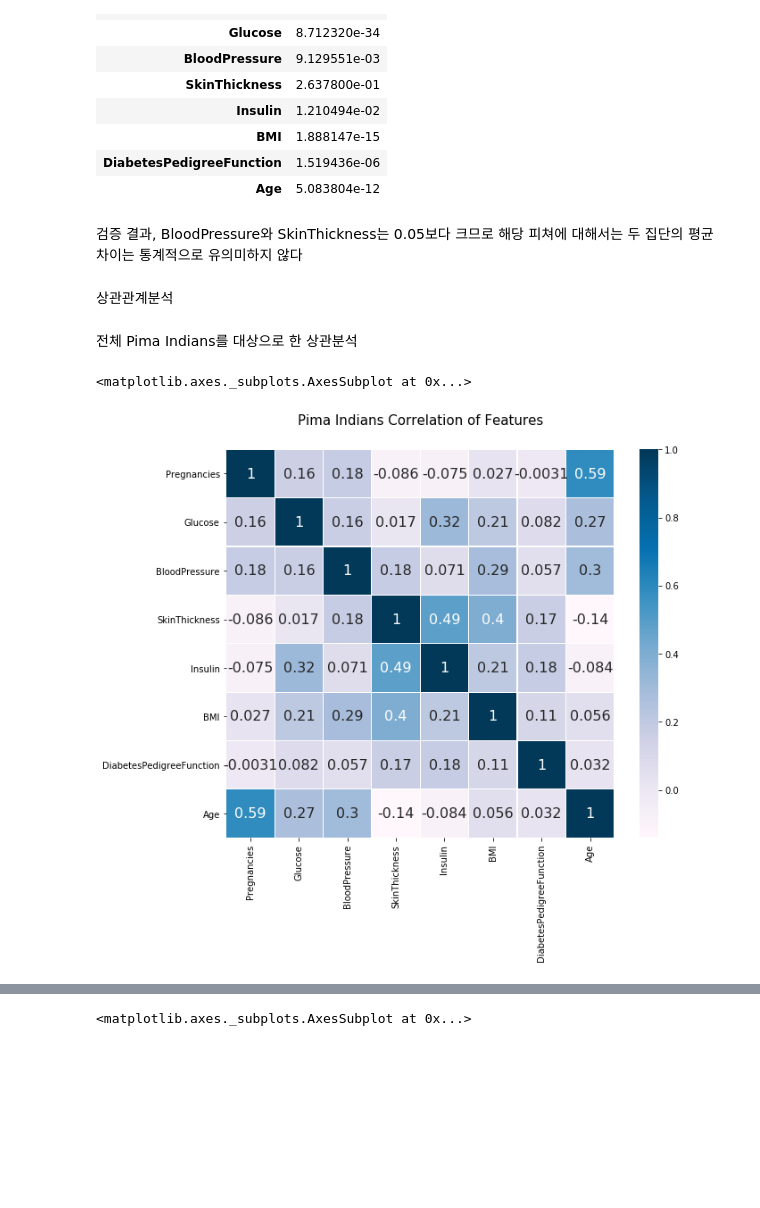
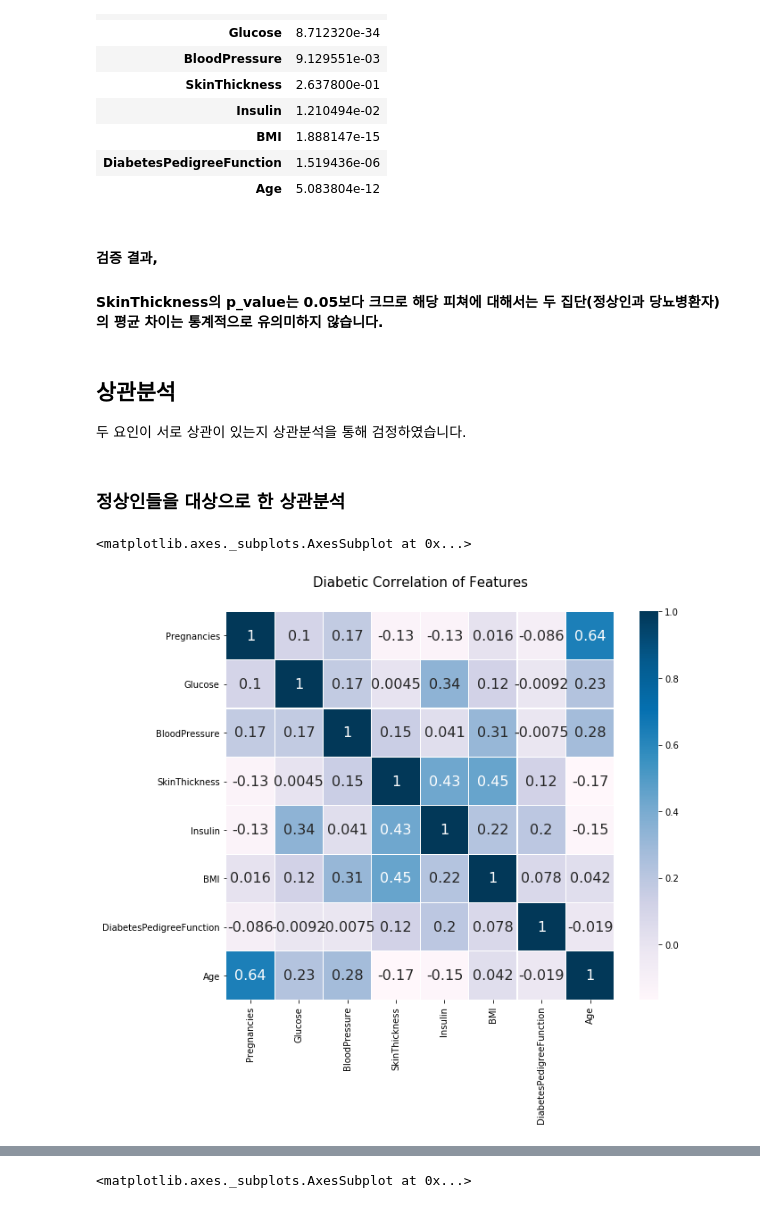
Before and after one commit to yeunkyung/projects, a Jupyter notebook: papers/Diabetes_Analysis.ipynb, the cells around one changed output, grey strips where cells are left out. Saved outputs shown, nothing was run; the diff lists cells and outputs as text; code cells hidden in the pictures; blank space fills up the shorter version.

```diff
--- a/papers/Diabetes_Analysis.ipynb
+++ b/papers/Diabetes_Analysis.ipynb
@@ -278,19 +197,21 @@ pd.DataFrame(result.pvalue,index=X_columns,columns=['p_value'])
 | DiabetesPedigreeFunction | 1.519436e-06 |
 | Age | 5.083804e-12 |
 # %% [markdown]
-검증 결과, BloodPressure와 SkinThickness는 0.05보다 크므로 해당 피쳐에 대해서는 두 집단의 평균 차이는 통계적으로 유의미하지 않다
+#### 검증 결과,
+#### SkinThickness의 p_value는 0.05보다 크므로 해당 피쳐에 대해서는 두 집단(정상인과 당뇨병환자)의 평균 차이는 통계적으로 유의미하지 않습니다.
-# %% [markdown]
-상관관계분석
+# %% [markdown]
+## 상관분석
+두 요인이 서로 상관이 있는지 상관분석을 통해 검정하였습니다.
 # %% [markdown]
-전체 Pima Indians를 대상으로 한 상관분석
+### 정상인들을 대상으로 한 상관분석
 # %%
 import matplotlib.pyplot as plt
 import seaborn as sns
 
 colormap = plt.cm.PuBu
 plt.figure(figsize=(10, 8))
-plt.title("Pima Indians Correlation of Features", y = 1.05, size = 15)
-sns.heatmap(X.astype(float).corr(), linewidths = 0.1, vmax = 1.0, square = True, cmap = colormap, linecolor = "white", annot = True, annot_kws = {"size" : 16})
+plt.title("Diabetic Correlation of Features", y = 1.05, size = 15)
+sns.heatmap(df0.astype(float).corr(), linewidths = 0.1, vmax = 1.0, square = True, cmap = colormap, linecolor = "white", annot = True, annot_kws = {"size" : 16})
 # %% [output]
 <matplotlib.axes._subplots.AxesSubplot at 0x...>
-[figure, old version]
+[figure, new version]
```
Also changed, not shown: parts of 155 cells of this notebook.
